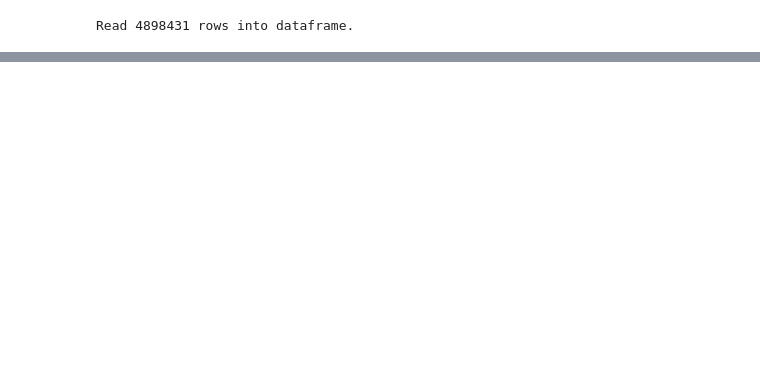
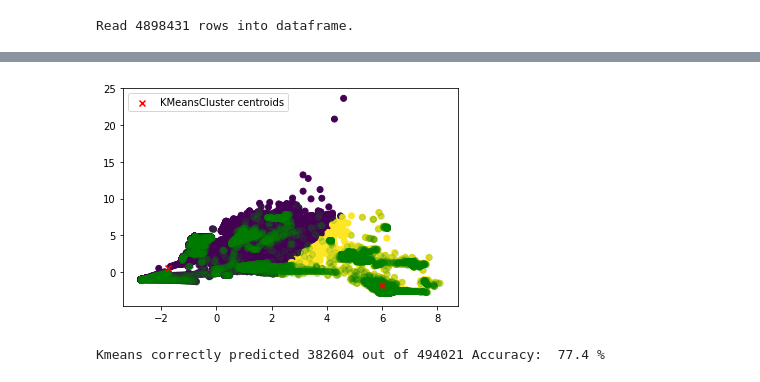
Before and after one commit to greg-norton/kdd99-ml, a Jupyter notebook: tensorflow-multiclass-classification.ipynb, the cells around one changed output, grey strips where cells are left out. Drawn from its saved outputs; the diff is of its cells as text; code cells hidden in the pictures; blank space fills up the shorter version.

```diff
--- a/tensorflow-multiclass-classification.ipynb
+++ b/tensorflow-multiclass-classification.ipynb
@@ -339,0 +420,41 @@ if SCOPE == 'binary':
+# %%
+scatter = plt.scatter(principalDf['principal component 1'], principalDf['principal component 2'], c = y_kmeans, cmap = 'viridis')
+centers = np.array(km.cluster_centers_)
+plt.scatter(true_normal_df['principal component 1'], true_normal_df['principal component 2'], color = 'g', alpha = 0.15)
+plt.scatter(centers[:,0], centers[:,1], marker="x", color='r', label = 'KMeansCluster centroids')
+plt.legend(loc="upper left")
+# Below we see the result of splitting the dataset into 2 clusters using KMeans Clusters.
+# On the left is normal data, on the right is anomaly data
+# We can confirm that the left is normal data by overlaying it with the values found in true_normal_df
+plt.show()
+# %% [output]
+[figure, added]
+# %%
+#Check accuracy of the Kmeans clustering predicted values. To do this:
+
+#check alignment between the y_kmeans (which are the Kmeans predicted values) and one of the two clusters.
+
+#there are two possible ways that Kmeans_predicted_values could have been encoded. 1's may represent normal, or 1's may represent abnormal
+#Below, we will check both possibilites, and return the case which matches our true binary_encoded_outcome.
+binary_encoded_outcome = df['outcome'].apply(lambda x: 1 if x == 'normal' else 0 )
+
+#comparison_df will be used to compare the two possible binary encodings of "normal" from y_kmeans with the true outcome encoded in binary (called Binary_encoded_outcome)
+comparison_df = pd.DataFrame()
+comparison_df['Binary_encoded_outcome'] = binary_encoded_outcome
+comparison_df['Kmeans_predicted_A'] = y_kmeans
+
+comparison_df['Kmeans_predicted_B'] = comparison_df['Kmeans_predicted_A'].apply(lambda x: 0 if x == 1 else 1 ) #flip 0s and 1's
+
+total_true_values = len(df['outcome'])
+
+if (comparison_df['Binary_encoded_outcome'] == comparison_df['Kmeans_predicted_A']).sum() > (comparison_df['Binary_encoded_outcome'] == comparison_df['Kmeans_predicted_B']).sum():
+    principalDf['Kmeans_predicted'] = comparison_df['Kmeans_predicted_A']
+else:
+    principalDf['Kmeans_predicted'] = comparison_df['Kmeans_predicted_B']
+
+principalDf['true_outcome'] = binary_encoded_outcome
+
+correctly_predicted = (principalDf['Kmeans_predicted'] == principalDf['true_outcome']).sum()
+print('Kmeans correctly predicted', correctly_predicted, 'out of', total_true_values, 'Accuracy: ', round(correctly_predicted/total_true_values, 3) * 100, '%')
+# %% [output]
+Kmeans correctly predicted 382604 out of 494021 Accuracy:  77.4 %
```
Also changed, not shown: parts of 10 cells of this notebook.
